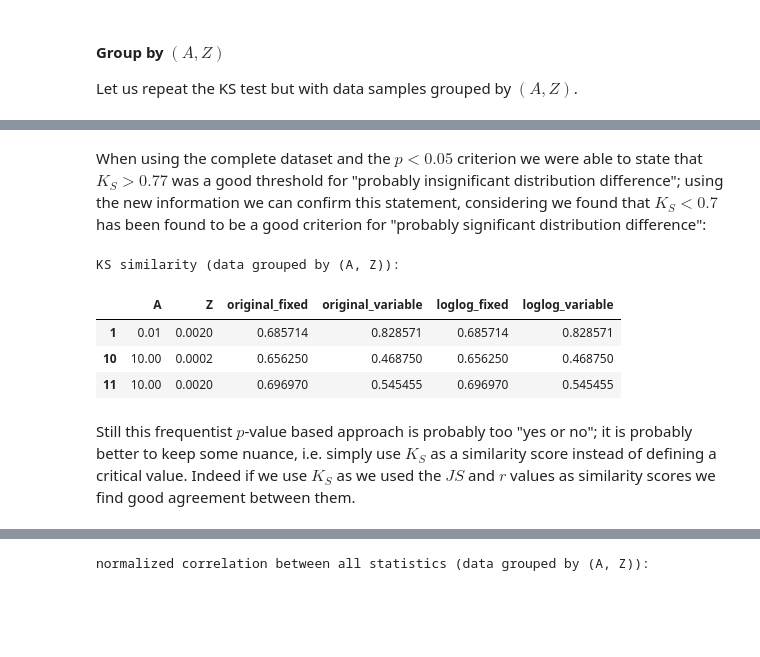
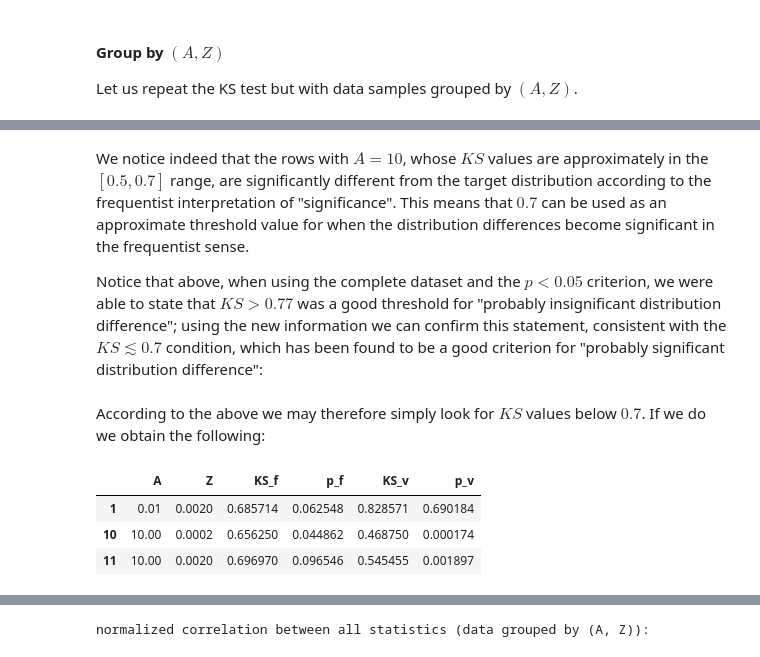
Before and after one commit to marco-giunta/compastro, a Jupyter notebook: delay ripulito.ipynb, the cells around one changed output, grey strips where cells are left out. Cells and saved outputs as stored; diff of their text form; code cells hidden in the pictures; blank space fills up the shorter version.

```diff
--- a/delay ripulito.ipynb
+++ b/delay ripulito.ipynb
@@ -1401,13 +1435,22 @@ KS pvaules < 0.05 (data grouped by (A, Z)):
 # %% [markdown]
-When using the complete dataset and the $p < 0.05$ criterion we were able to state that $K_S > 0.77$ was a good threshold for "probably insignificant distribution difference"; using the new information we can confirm this statement, considering we found that $K_S < 0.7$ has been found to be a good criterion for "probably significant distribution difference":
+We notice indeed that the rows with $A = 10$, whose $KS$ values are approximately in the $[0.5, 0.7]$ range, are significantly different from the target distribution according to the frequentist interpretation of "significance". This means that $0.7$ can be used as an approximate threshold value for when the distribution differences become significant in the frequentist sense.
+
+Notice that above, when using the complete dataset and the $p < 0.05$ criterion, we were able to state that $KS > 0.77$ was a good threshold for "probably insignificant distribution difference"; using the new information we can confirm this statement, consistent with the $KS \lesssim 0.7$ condition, which has been found to be a good criterion for "probably significant distribution difference":
-# %%
-print('KS similarity (data grouped by (A, Z)):')
-KS_stat_AZ_statistic_df.loc[(KS_stat_AZ_statistic_df.original_fixed < 0.7) | (KS_stat_AZ_statistic_df.original_variable < 0.7)] # either coordinates set yields the same KS
-# %% [output]
-KS similarity (data grouped by (A, Z)):
-|  | A | Z | original_fixed | original_variable | loglog_fixed | loglog_variable |
-| 1 | 0.01 | 0.0020 | 0.685714 | 0.828571 | 0.685714 | 0.828571 |
-| 10 | 10.00 | 0.0002 | 0.656250 | 0.468750 | 0.656250 | 0.468750 |
-| 11 | 10.00 | 0.0020 | 0.696970 | 0.545455 | 0.696970 | 0.545455 |
-# %% [markdown]
-Still this frequentist $p$-value based approach is probably too "yes or no"; it is probably better to keep some nuance, i.e. simply use $K_S$ as a similarity score instead of defining a critical value. Indeed if we use $K_S$ as we used the $JS$ and $r$ values as similarity scores we find good agreement between them.
+# %% [markdown]
+According to the above we may therefore simply look for $KS$ values below $0.7$. If we do we obtain the following:
+# %%
+tmp1, tmp2 = KS_stat_AZ_statistic_df.copy(), KS_stat_AZ_pvalue_df.copy()
+tmp1 = tmp1.drop(['loglog_fixed', 'loglog_variable'], axis = 1).rename({'original_fixed':'KS_f', 'original_variable':'KS_v'}, axis = 1)
+tmp2 = tmp2.drop(['loglog_fixed', 'loglog_variable'], axis = 1).rename({'original_fixed':'p_f', 'original_variable':'p_v'}, axis = 1)
+tmp1.merge(tmp2, on = ['A', 'Z'])[['A', 'Z', 'KS_f', 'p_f', 'KS_v', 'p_v']]\
+    .loc[(tmp1.KS_f < 0.7) | (tmp1.KS_v < 0.7)]\
+    .style\
+    .apply(lambda x: ['background: royalblue' if v < 0.05 else '' for v in x], subset = ['p_f', 'p_v'])\
+    .background_gradient(cmap = rg_cmap, vmin = 0, vmax = 1, subset = ['KS_f', 'KS_v'])\
+    .format(precision = 2, subset = 'A')\
+    .format(precision = 4, subset = 'Z')
+# %% [output]
+|  | A | Z | KS_f | p_f | KS_v | p_v |
+| 1 | 0.01 | 0.0020 | 0.685714 | 0.062548 | 0.828571 | 0.690184 |
+| 10 | 10.00 | 0.0002 | 0.656250 | 0.044862 | 0.468750 | 0.000174 |
+| 11 | 10.00 | 0.0020 | 0.696970 | 0.096546 | 0.545455 | 0.001897 |
```
Also changed, not shown: parts of 42 cells of this notebook.
